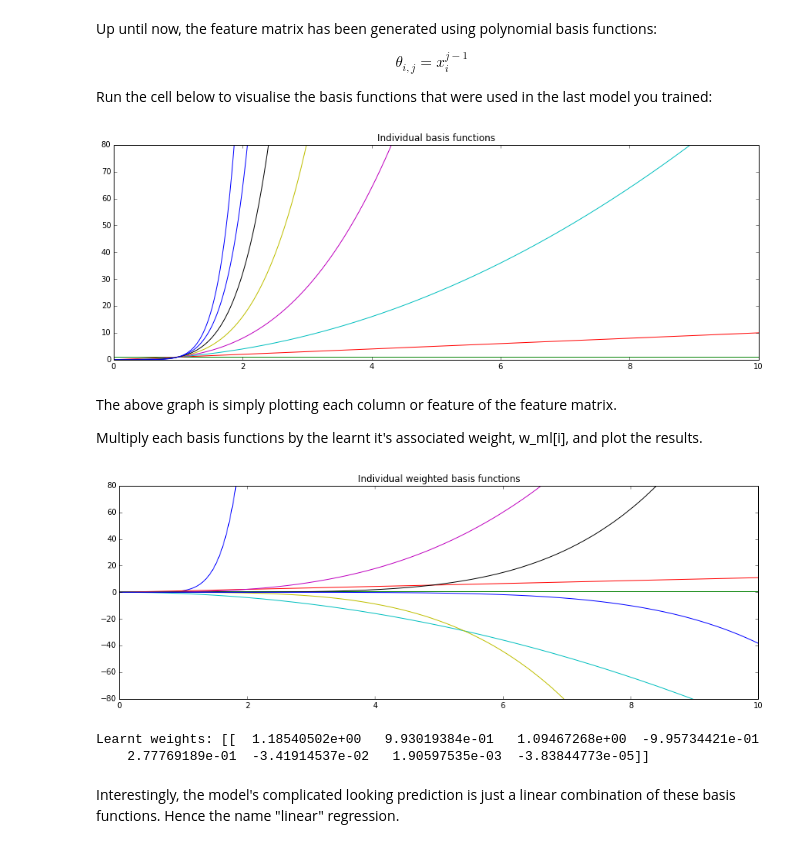
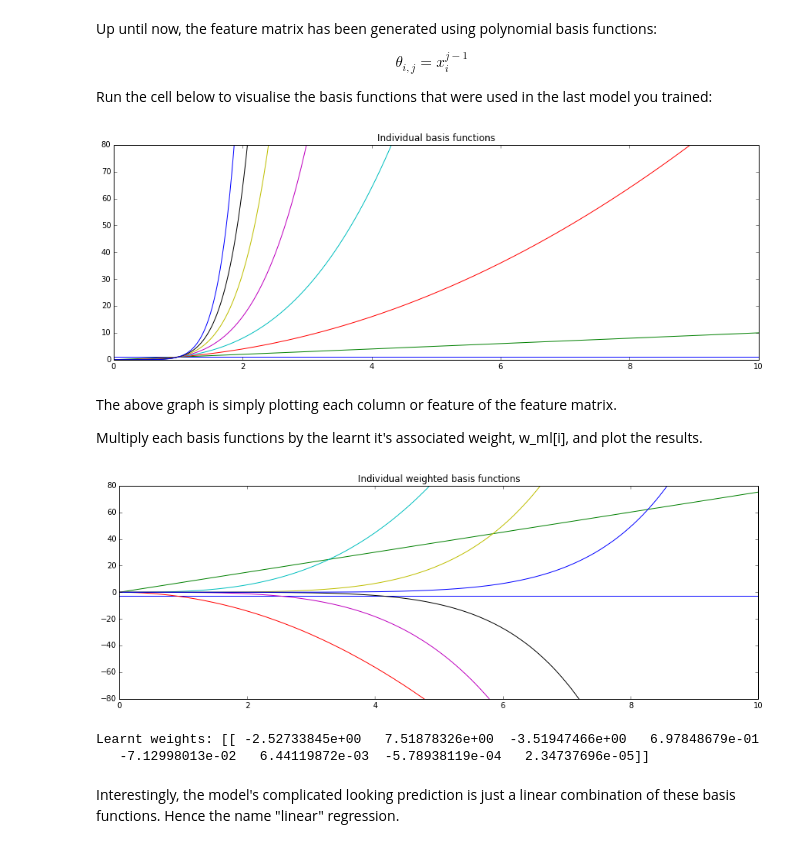
Before and after one commit to NICTA/MLSS, a Jupyter notebook: Linear Regression/linearRegressionAnswers.ipynb, the cells around one changed output. Drawn from its saved outputs; the diff is of its cells as text; code cells hidden in the pictures.

Commit message:
Fixed i-1 on weights to be just i

```diff
--- a/Linear Regression/linearRegressionAnswers.ipynb
+++ b/Linear Regression/linearRegressionAnswers.ipynb
@@ -291,12 +286,12 @@ Run the cell below to visualise the basis functions that were used in the last m
 # %%
 pl.figure(figsize=(15,5))
 for i in range(p):
-    pl.plot(xQuery,thetaQuery[:,(i-1)])
+    pl.plot(xQuery,thetaQuery[:,(i)])
     pl.axis([0, 10, 0, 80])
     pl.title('Individual basis functions')
 pl.show()
 # %% [output]
-[figure, old version]
+[figure, new version]
 # %% [markdown]
 The above graph is simply plotting each column or feature of the feature matrix.
 
@@ -304,15 +299,15 @@ Multiply each basis functions by the learnt it's associated weight, w_ml[i], and
 # %%
 pl.figure(figsize=(15,5))
 for i in range(p):
-    pl.plot(xQuery,thetaQuery[:,(i-1)]*w_ml[i])
+    pl.plot(xQuery,thetaQuery[:,(i)]*w_ml[i])
     pl.axis([0, 10, -80, 80])
     pl.title('Individual weighted basis functions')
 pl.show()
 print('Learnt weights: ' + str(w_ml.transpose()))
 # %% [output]
-[figure, old version]
+[figure, new version]
-Learnt weights: [[  1.18540502e+00   9.93019384e-01   1.09467268e+00  -9.95734421e-01
-    2.77769189e-01  -3.41914537e-02   1.90597535e-03  -3.83844773e-05]]
+Learnt weights: [[ -2.52733845e+00   7.51878326e+00  -3.51947466e+00   6.97848679e-01
+   -7.12998013e-02   6.44119872e-03  -5.78938119e-04   2.34737696e-05]]
 # %% [markdown]
 Interestingly, the model's complicated looking prediction is just a linear combination of these basis functions. Hence the name "linear" regression.
 # %% [markdown]
```
Also changed, not shown: parts of 16 cells of this notebook, 1 other file.
